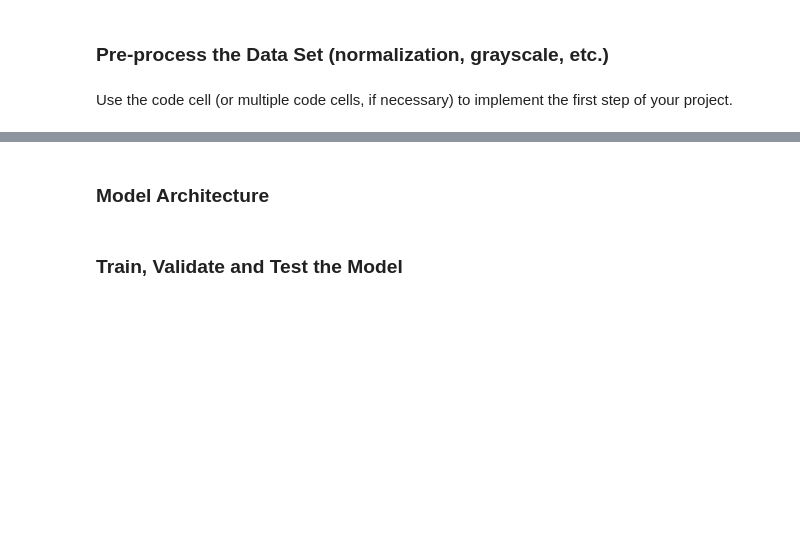
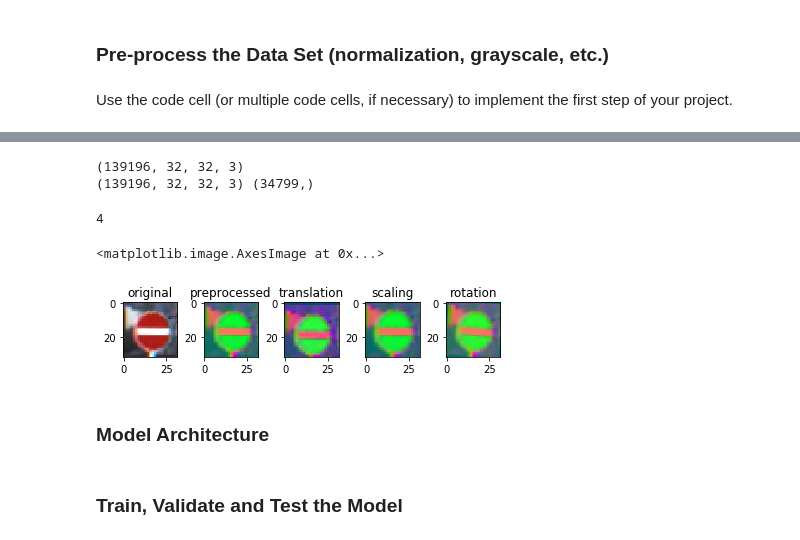
Before and after one commit to cjpan/CarND-Traffic-Sign-Classifier-Project, a Jupyter notebook: Traffic_Sign_Classifier.ipynb, the cells around one changed output, grey strips where cells are left out. Drawn from its saved outputs; the diff is of its cells as text; code cells hidden in the pictures; blank space fills up the shorter version.

```diff
--- a/Traffic_Sign_Classifier.ipynb
+++ b/Traffic_Sign_Classifier.ipynb
@@ -221,3 +248,51 @@ print(X_train_all.shape, X_valid.shape, X_test.shape)
+# %%
+X_train_all = augment(X_train)
+print(X_train_all.shape)
+
+X_train_all = preprocess(X_train_all)
+X_valid = preprocess(X_valid)
+X_test = preprocess(X_test)
+
+y_train_all = np.array([], dtype=np.uint8)
+for label in y_train:
+    y_train_all = np.append(y_train_all, [label] * 4)
+
+print(X_train_all.shape, y_train.shape)
+# %% [output]
+(139196, 32, 32, 3)
+(139196, 32, 32, 3) (34799,)
+# %%
+processed_img = X_train_all[index*4]
+translation = X_train_all[index*4+1]
+scaling = X_train_all[index*4+2]
+rotation = X_train_all[index*4+3]
+
+print(y_train_all[index])
+plt.figure(figsize=(7,1))
+
+p1 = plt.subplot(151)
+p1.set_title('original')
+p1.imshow(image, cmap='gray')
+
+p2 = plt.subplot(152)
+p2.set_title('preprocessed')
+p2.imshow(processed_img, cmap='gray')
+
+p3 = plt.subplot(153)
+p3.set_title('translation')
+p3.imshow(translation, cmap='gray')
+
+p4 = plt.subplot(154)
+p4.set_title('scaling')
+p4.imshow(scaling, cmap='gray')
+
+p5 = plt.subplot(155)
+p5.set_title('rotation')
+p5.imshow(rotation, cmap='gray')
+# %% [output]
+4
+<matplotlib.image.AxesImage at 0x...>
+[figure, added]
 # %%
 from sklearn.utils import shuffle
 
```
Also changed, not shown: parts of 17 cells of this notebook.
